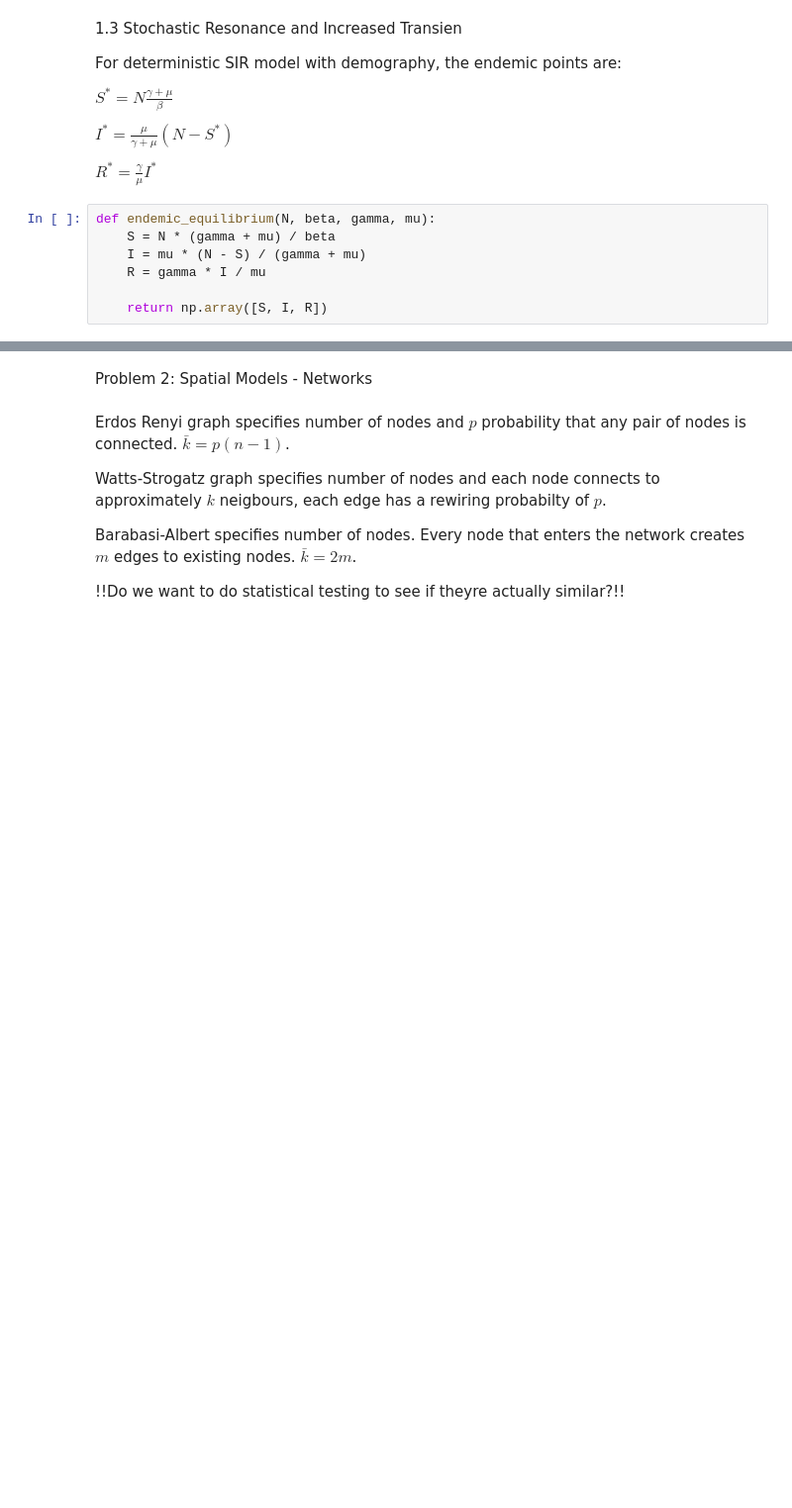
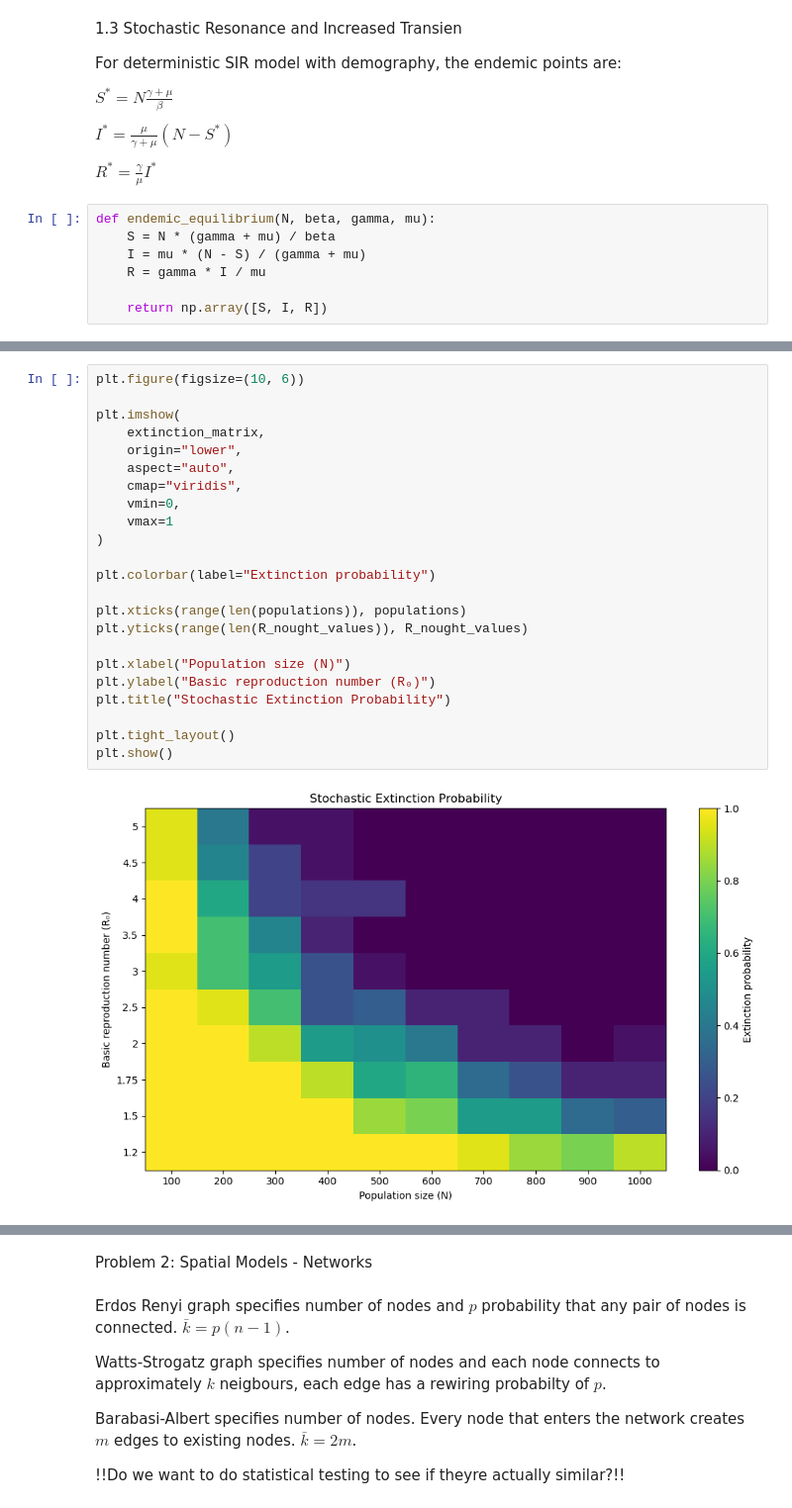
Before and after one commit to lydiashumskaya/assignment-2-stochastic-and-spatial-models, a Jupyter notebook: assigment-2.ipynb, the cells around one changed output, grey strips where cells are left out. Shown at 99% size. Drawn from its saved outputs; the diff is of its cells as text; blank space fills up the shorter version.

```diff
--- a/assigment-2.ipynb
+++ b/assigment-2.ipynb
@@ -499,0 +589,25 @@ plt.show()
+# %%
+plt.figure(figsize=(10, 6))
+
+plt.imshow(
+    extinction_matrix,
+    origin="lower",
+    aspect="auto",
+    cmap="viridis",
+    vmin=0,
+    vmax=1
+)
+
+plt.colorbar(label="Extinction probability")
+
+plt.xticks(range(len(populations)), populations)
+plt.yticks(range(len(R_nought_values)), R_nought_values)
+
+plt.xlabel("Population size (N)")
+plt.ylabel("Basic reproduction number (R₀)")
+plt.title("Stochastic Extinction Probability")
+
+plt.tight_layout()
+plt.show()
+# %% [output]
+[figure, added]
```
Also changed, not shown: parts of 16 cells of this notebook.
